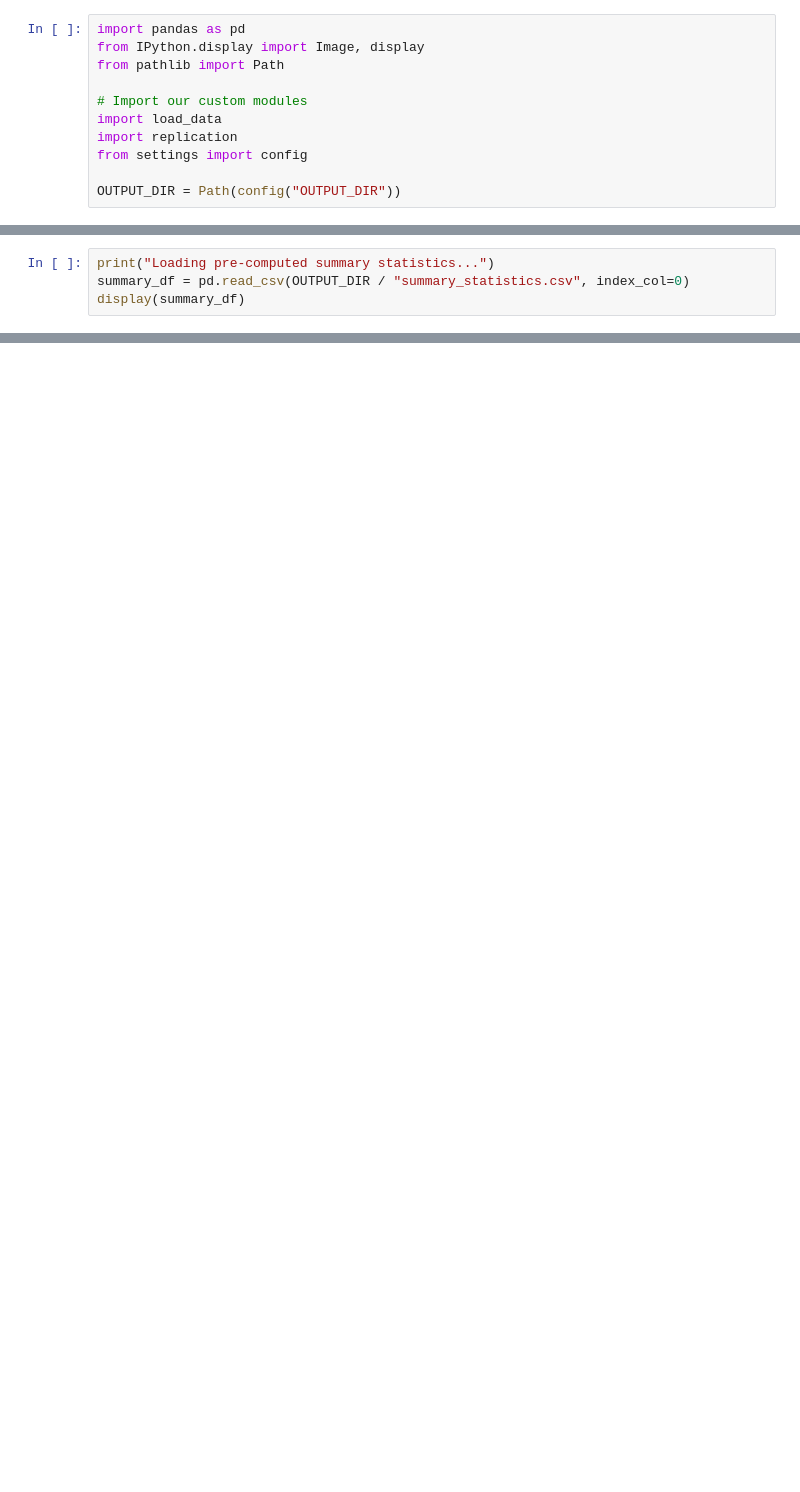
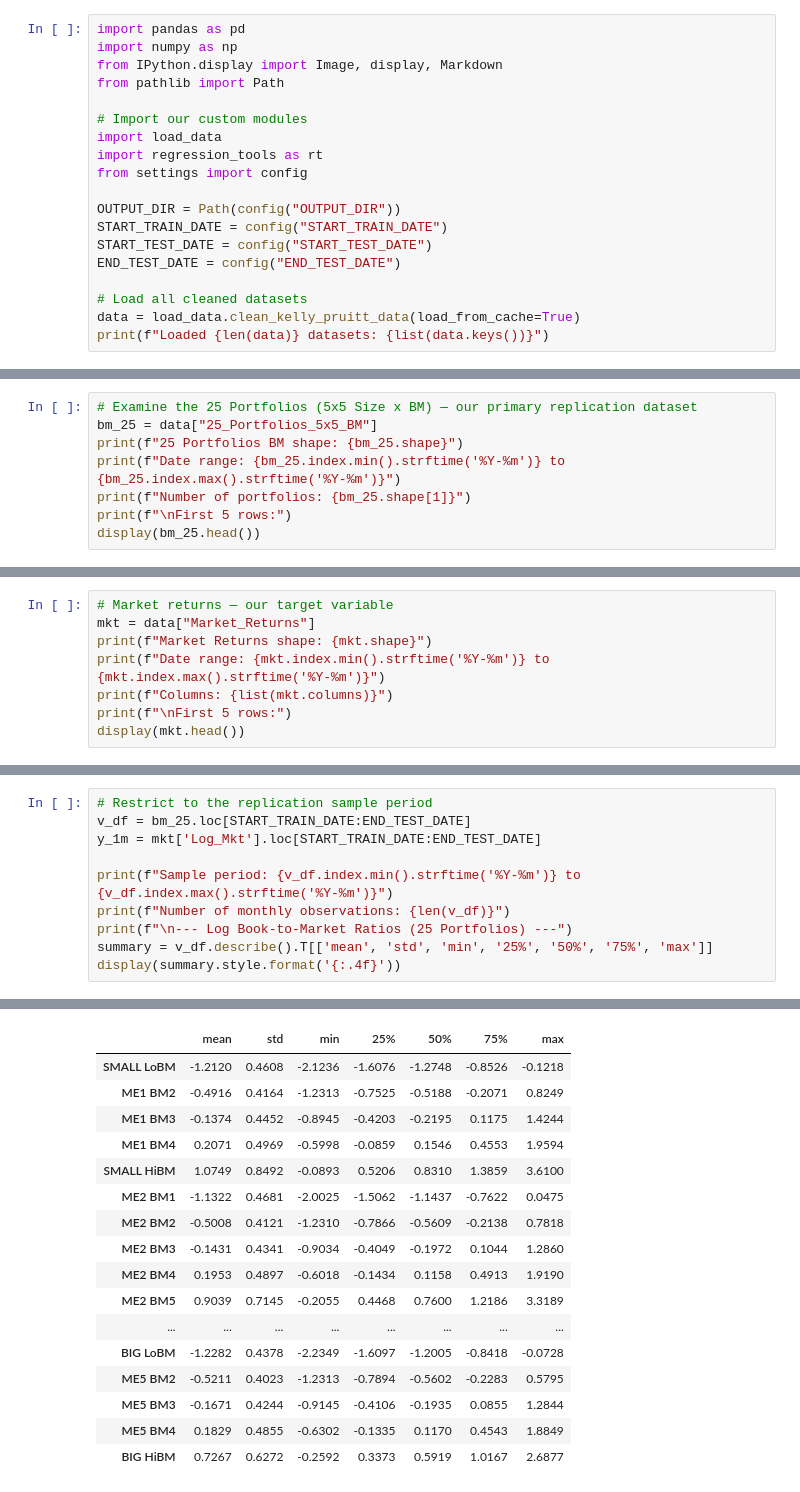
Before and after one commit to zaranip/p01_kelly_pruitt_2013, a Jupyter notebook: src/summary_statistics.ipynb, the cells around one changed output, grey strips where cells are left out. Drawn from its saved outputs; the diff is of its cells as text; blank space fills up the shorter version.

```diff
--- a/src/summary_statistics.ipynb
+++ b/src/summary_statistics.ipynb
@@ -11,11 +16,19 @@ The Three-Pass Regression Filter: Visualizing the intermediate steps of the targ
 # %%
 import pandas as pd
-from IPython.display import Image, display
+import numpy as np
+from IPython.display import Image, display, Markdown
 from pathlib import Path
 
 # Import our custom modules
 import load_data
-import replication
+import regression_tools as rt
 from settings import config
 
 OUTPUT_DIR = Path(config("OUTPUT_DIR"))
+START_TRAIN_DATE = config("START_TRAIN_DATE")
+START_TEST_DATE = config("START_TEST_DATE")
+END_TEST_DATE = config("END_TEST_DATE")
+
+# Load all cleaned datasets
+data = load_data.clean_kelly_pruitt_data(load_from_cache=True)
+print(f"Loaded {len(data)} datasets: {list(data.keys())}")
@@ -27,4 +47,8 @@ We apply a log transformation to the BM ratios, matching the methodology specifi
 # %%
-print("Loading pre-computed summary statistics...")
-summary_df = pd.read_csv(OUTPUT_DIR / "summary_statistics.csv", index_col=0)
-display(summary_df)
+# Examine the 25 Portfolios (5x5 Size x BM) — our primary replication dataset
+bm_25 = data["25_Portfolios_5x5_BM"]
+print(f"25 Portfolios BM shape: {bm_25.shape}")
+print(f"Date range: {bm_25.index.min().strftime('%Y-%m')} to {bm_25.index.max().strftime('%Y-%m')}")
+print(f"Number of portfolios: {bm_25.shape[1]}")
+print(f"\nFirst 5 rows:")
+display(bm_25.head())
@@ -30,0 +69,8 @@ display(summary_df)
+# %%
+# Market returns — our target variable
+mkt = data["Market_Returns"]
+print(f"Market Returns shape: {mkt.shape}")
+print(f"Date range: {mkt.index.min().strftime('%Y-%m')} to {mkt.index.max().strftime('%Y-%m')}")
+print(f"Columns: {list(mkt.columns)}")
+print(f"\nFirst 5 rows:")
+display(mkt.head())
@@ -30,0 +94,11 @@ display(summary_df)
+# %%
+# Restrict to the replication sample period
+v_df = bm_25.loc[START_TRAIN_DATE:END_TEST_DATE]
+y_1m = mkt['Log_Mkt'].loc[START_TRAIN_DATE:END_TEST_DATE]
+
+print(f"Sample period: {v_df.index.min().strftime('%Y-%m')} to {v_df.index.max().strftime('%Y-%m')}")
+print(f"Number of monthly observations: {len(v_df)}")
+print(f"\n--- Log Book-to-Market Ratios (25 Portfolios) ---")
+summary = v_df.describe().T[['mean', 'std', 'min', '25%', '50%', '75%', 'max']]
+display(summary.style.format('{:.4f}'))
+# %% [output]
@@ -30,0 +109,17 @@ display(summary_df)
+|  | mean | std | min | 25% | 50% | 75% | max |
+| SMALL LoBM | -1.2120 | 0.4608 | -2.1236 | -1.6076 | -1.2748 | -0.8526 | -0.1218 |
+| ME1 BM2 | -0.4916 | 0.4164 | -1.2313 | -0.7525 | -0.5188 | -0.2071 | 0.8249 |
+| ME1 BM3 | -0.1374 | 0.4452 | -0.8945 | -0.4203 | -0.2195 | 0.1175 | 1.4244 |
+| ME1 BM4 | 0.2071 | 0.4969 | -0.5998 | -0.0859 | 0.1546 | 0.4553 | 1.9594 |
+| SMALL HiBM | 1.0749 | 0.8492 | -0.0893 | 0.5206 | 0.8310 | 1.3859 | 3.6100 |
+| ME2 BM1 | -1.1322 | 0.4681 | -2.0025 | -1.5062 | -1.1437 | -0.7622 | 0.0475 |
+| ME2 BM2 | -0.5008 | 0.4121 | -1.2310 | -0.7866 | -0.5609 | -0.2138 | 0.7818 |
+| ME2 BM3 | -0.1431 | 0.4341 | -0.9034 | -0.4049 | -0.1972 | 0.1044 | 1.2860 |
+| ME2 BM4 | 0.1953 | 0.4897 | -0.6018 | -0.1434 | 0.1158 | 0.4913 | 1.9190 |
+| ME2 BM5 | 0.9039 | 0.7145 | -0.2055 | 0.4468 | 0.7600 | 1.2186 | 3.3189 |
+| ... | ... | ... | ... | ... | ... | ... | ... |
+| BIG LoBM | -1.2282 | 0.4378 | -2.2349 | -1.6097 | -1.2005 | -0.8418 | -0.0728 |
+| ME5 BM2 | -0.5211 | 0.4023 | -1.2313 | -0.7894 | -0.5602 | -0.2283 | 0.5795 |
+| ME5 BM3 | -0.1671 | 0.4244 | -0.9145 | -0.4106 | -0.1935 | 0.0855 | 1.2844 |
+| ME5 BM4 | 0.1829 | 0.4855 | -0.6302 | -0.1335 | 0.1170 | 0.4543 | 1.8849 |
+| BIG HiBM | 0.7267 | 0.6272 | -0.2592 | 0.3373 | 0.5919 | 1.0167 | 2.6877 |
```
Also changed, not shown: parts of 23 cells of this notebook, 3 other files.
